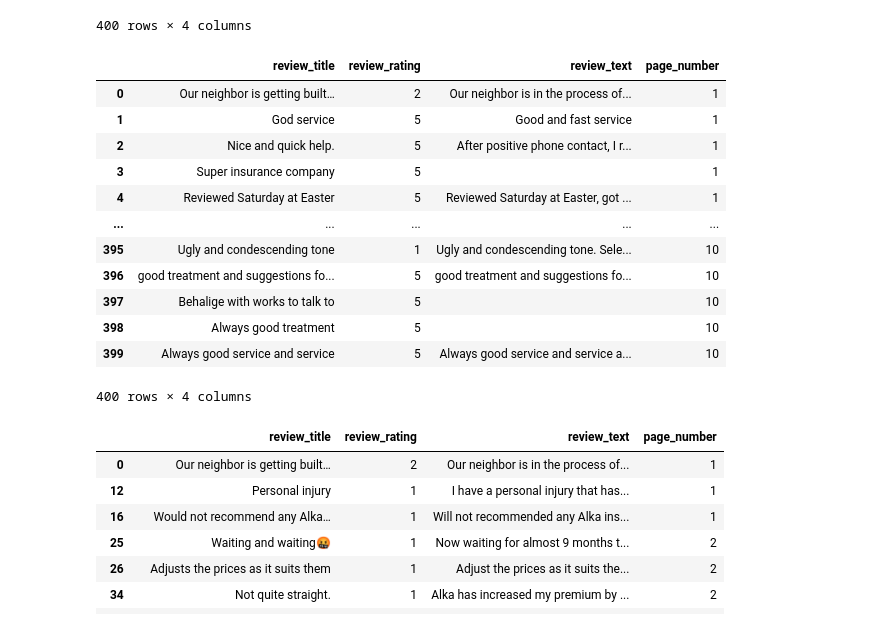
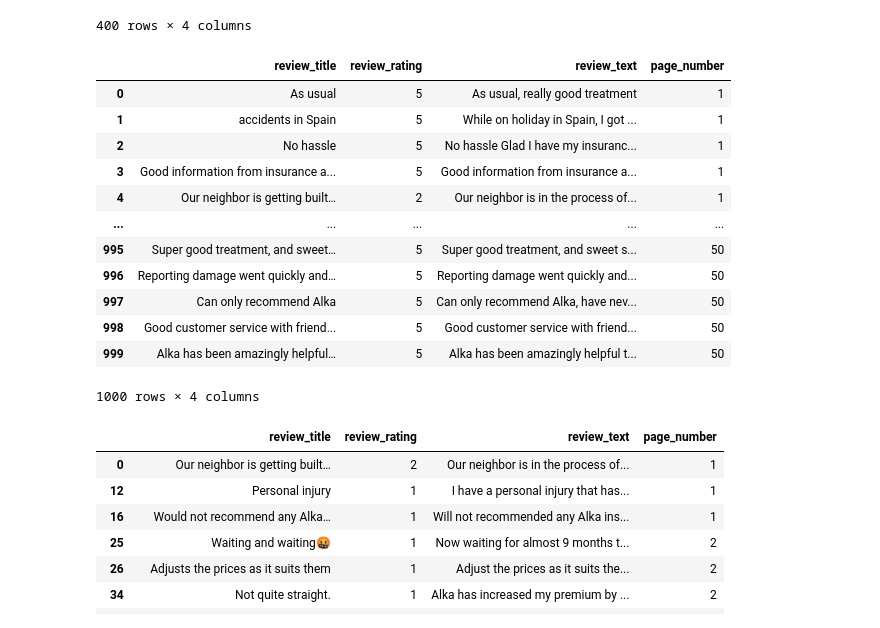
Before and after one commit to YoungPenguin/shiit, a Jupyter notebook: scrape.ipynb, the cells around one changed output. Cells and saved outputs as stored; diff of their text form; code cells hidden in the pictures.

```diff
--- a/scrape.ipynb
+++ b/scrape.ipynb
@@ -20,7 +20,7 @@ page_number = []
 
 # Set Trustpilot page numbers to scrape here
 from_page = 1
-to_page = 10
+to_page = 50
 # %%
 for i in range(from_page, to_page + 1):
     response = requests.get(f"https://dk.trustpilot.com/review/www.alka.dk?page={i}")
@@ -70,22 +70,22 @@ df_reviews['review_title'] = df_reviews['review_title'].apply(lambda x: GoogleTr
 df_reviews['review_text'] = df_reviews['review_text'].apply(lambda x: GoogleTranslator(source='auto').translate(x, dest='en'))
 # %%
 # save dataframe as a pickle file
-df_reviews.to_pickle('dataAlka_10pages.pkl')
+df_reviews.to_pickle('dataAlka_50pages.pkl')
 df_reviews
 # %% [output]
 |  | review_title | review_rating | review_text | page_number |
-| 0 | Our neighbor is getting built… | 2 | Our neighbor is in the process of... | 1 |
-| 1 | God service | 5 | Good and fast service | 1 |
-| 2 | Nice and quick help. | 5 | After positive phone contact, I r... | 1 |
-| 3 | Super insurance company | 5 |  | 1 |
-| 4 | Reviewed Saturday at Easter | 5 | Reviewed Saturday at Easter, got ... | 1 |
+| 0 | As usual | 5 | As usual, really good treatment | 1 |
+| 1 | accidents in Spain | 5 | While on holiday in Spain, I got ... | 1 |
+| 2 | No hassle | 5 | No hassle Glad I have my insuranc... | 1 |
+| 3 | Good information from insurance a... | 5 | Good information from insurance a... | 1 |
+| 4 | Our neighbor is getting built… | 2 | Our neighbor is in the process of... | 1 |
 | ... | ... | ... | ... | ... |
-| 395 | Ugly and condescending tone | 1 | Ugly and condescending tone. Sele... | 10 |
-| 396 | good treatment and suggestions fo... | 5 | good treatment and suggestions fo... | 10 |
-| 397 | Behalige with works to talk to | 5 |  | 10 |
-| 398 | Always good treatment | 5 |  | 10 |
-| 399 | Always good service and service | 5 | Always good service and service a... | 10 |
+| 995 | Super good treatment, and sweet… | 5 | Super good treatment, and sweet s... | 50 |
+| 996 | Reporting damage went quickly and… | 5 | Reporting damage went quickly and... | 50 |
+| 997 | Can only recommend Alka | 5 | Can only recommend Alka, have nev... | 50 |
+| 998 | Good customer service with friend... | 5 | Good customer service with friend... | 50 |
+| 999 | Alka has been amazingly helpful… | 5 | Alka has been amazingly helpful t... | 50 |
-400 rows × 4 columns
+1000 rows × 4 columns
 # %%
 df = pd.read_pickle('dataAlka_10pages.pkl')
 df['review_rating']=pd.to_numeric(df['review_rating'])
```
Also changed, not shown: parts of 4 cells of this notebook.
